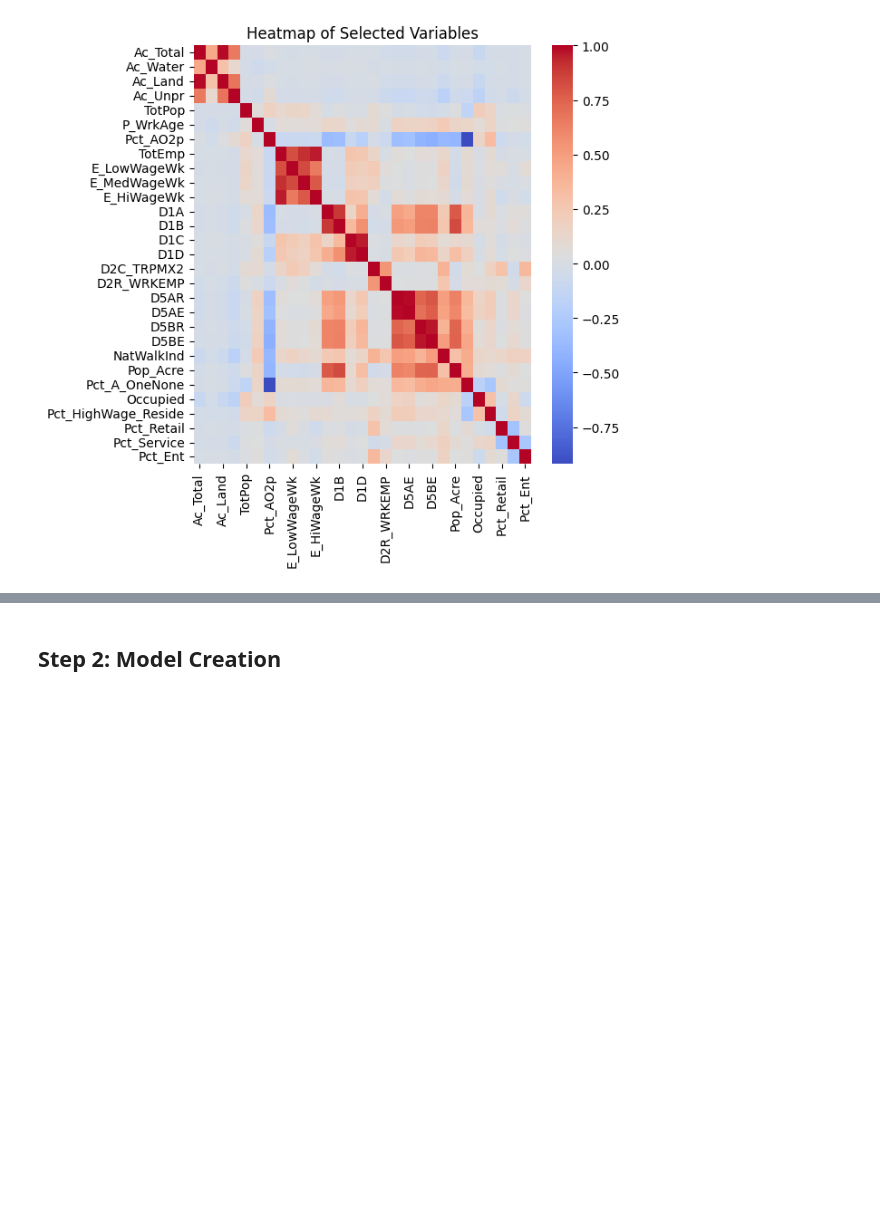
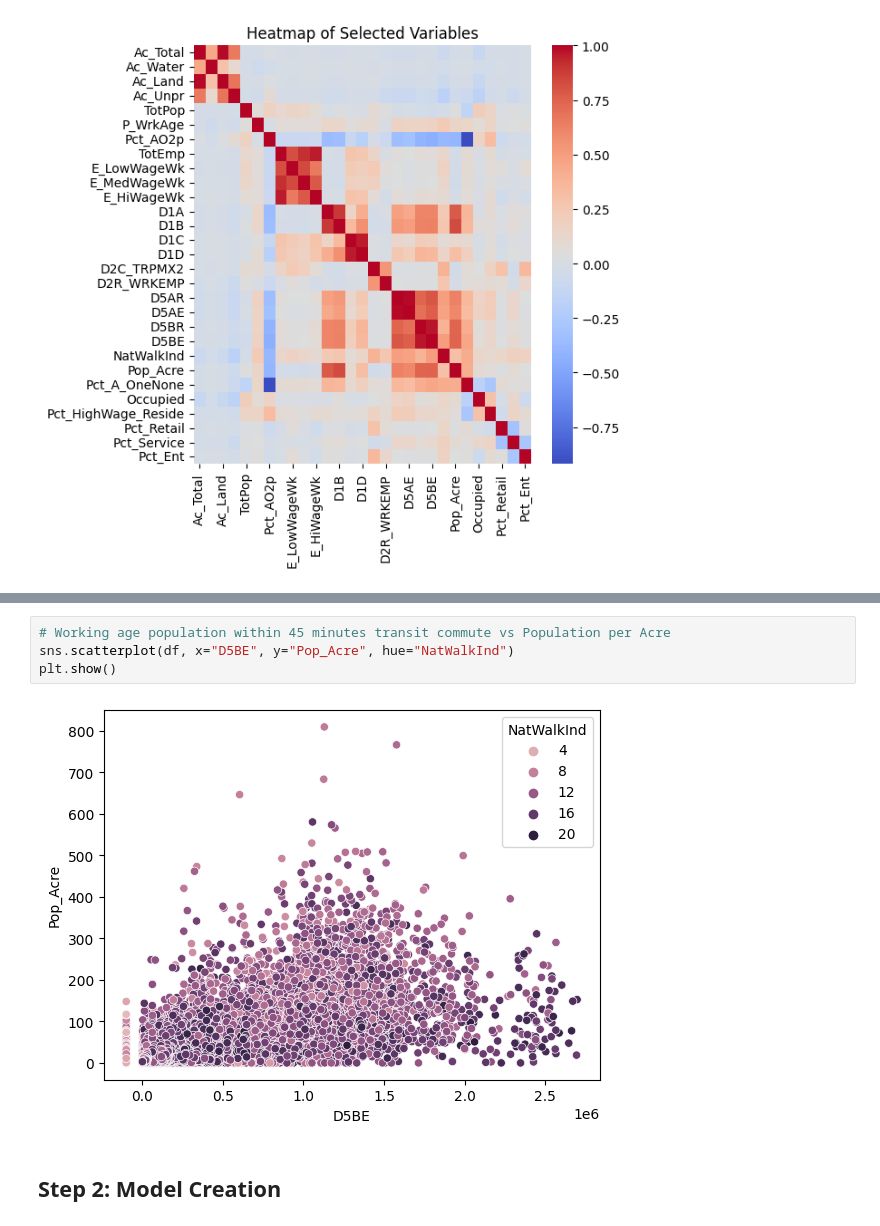
Before and after one commit to JamesJFan/CS6140_MachineLearning_FinalProject_Group1, a Jupyter notebook: CS6140_MachineLearning_FinalProject_Group1.ipynb, the cells around one changed output, grey strips where cells are left out. Saved outputs shown, nothing was run; the diff lists cells and outputs as text; blank space fills up the shorter version.

```diff
--- a/CS6140_MachineLearning_FinalProject_Group1.ipynb
+++ b/CS6140_MachineLearning_FinalProject_Group1.ipynb
@@ -301,3 +321,9 @@ plt.show()
+# %%
+# Working age population within 45 minutes transit commute vs Population per Acre
+sns.scatterplot(df, x="D5BE", y="Pop_Acre", hue="NatWalkInd")
+plt.show()
+# %% [output]
+[figure, added]
 # %% [markdown]
 ## Step 2: Model Creation
 # %% [markdown]
```
Also changed, not shown: parts of 8 cells of this notebook.
